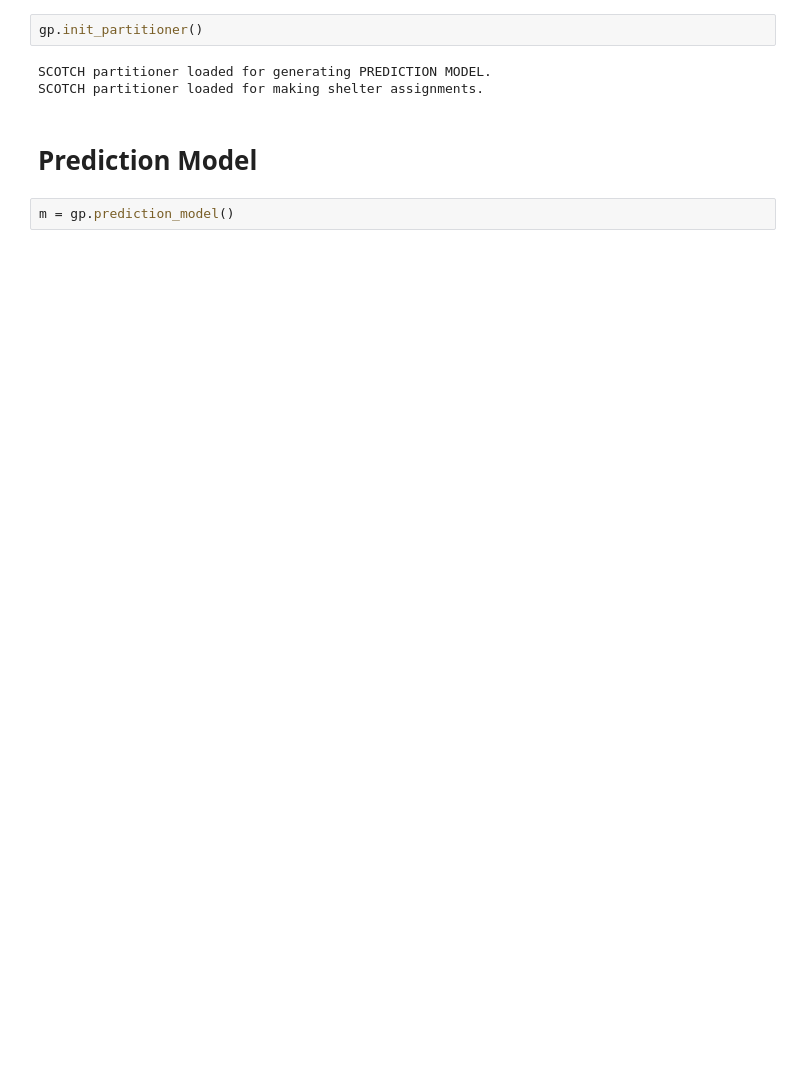
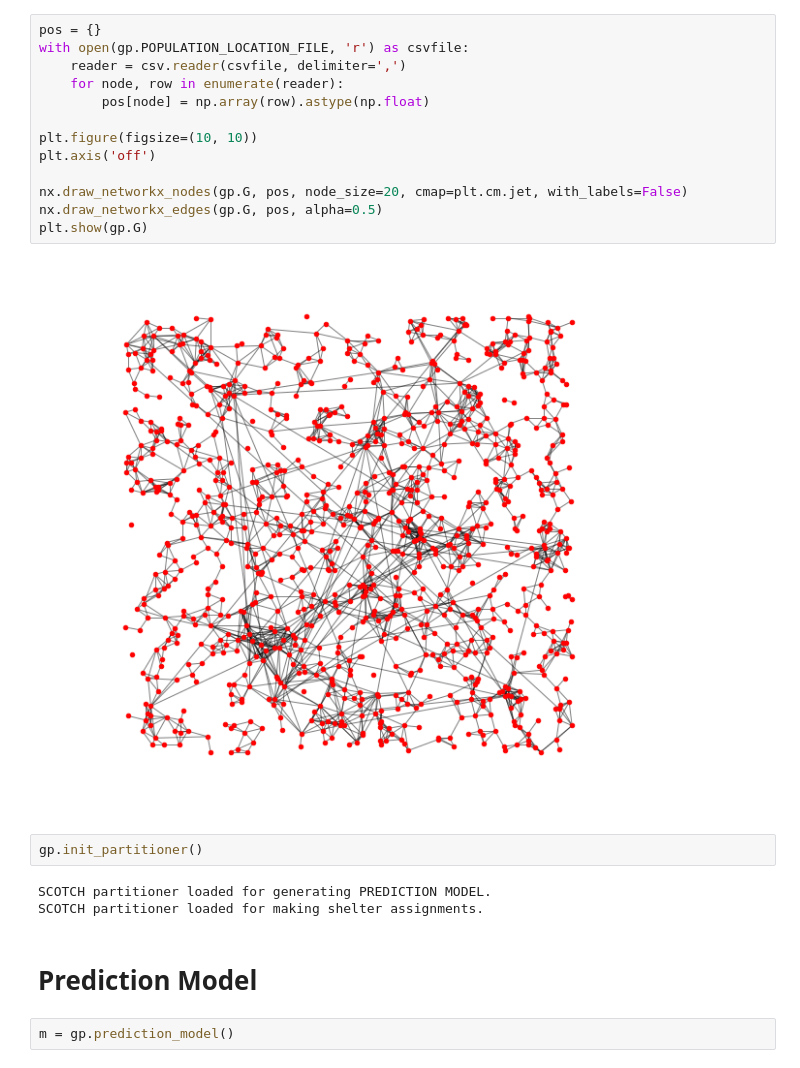
Before and after one commit to sbarakat/graph-partitioning, a Jupyter notebook: graph-partitioning-scotch.ipynb, the cells around one changed output. Cells and saved outputs as stored; diff of their text form; blank space fills up the shorter version.

```diff
--- a/graph-partitioning-scotch.ipynb
+++ b/graph-partitioning-scotch.ipynb
@@ -124,4 +158,19 @@ Average degree:   5.8780
 Graph is undirected
+# %%
+pos = {}
+with open(gp.POPULATION_LOCATION_FILE, 'r') as csvfile:
+    reader = csv.reader(csvfile, delimiter=',')
+    for node, row in enumerate(reader):
+        pos[node] = np.array(row).astype(np.float)
+
+plt.figure(figsize=(10, 10))
+plt.axis('off')
+
+nx.draw_networkx_nodes(gp.G, pos, node_size=20, cmap=plt.cm.jet, with_labels=False)
+nx.draw_networkx_edges(gp.G, pos, alpha=0.5)
+plt.show(gp.G)
+# %% [output]
+[figure, added]
 # %%
 gp.init_partitioner()
 # %% [output]
```
Also changed, not shown: parts of 14 cells of this notebook, 2 other files.
